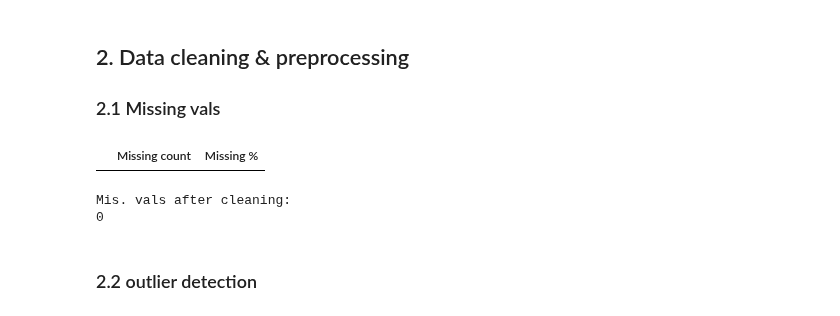
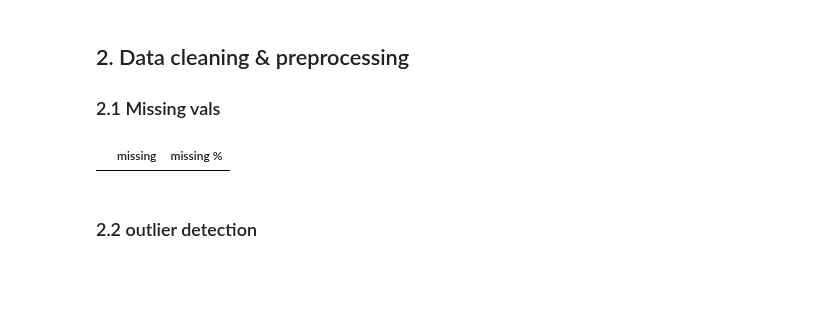
Before and after one commit to vserranodev/weather-trend-forecasting, a Jupyter notebook: analysis.ipynb, the cells around one changed output. Drawn from its saved outputs; the diff is of its cells as text; code cells hidden in the pictures; blank space fills up the shorter version.

```diff
--- a/analysis.ipynb
+++ b/analysis.ipynb
@@ -69,29 +69,15 @@ df.describe()
 # %%
 missing = df.isnull().sum()
 missing_pct = (missing / len(df) * 100).round(2)
 
 missing_df = pd.DataFrame({
-    'Missing count': missing,
-    'Missing %': missing_pct
+    'missing': missing,
+    'missing %': missing_pct
 })
 
-missing_df[missing_df['Missing count'] > 0].sort_values('Missing %', ascending=False)
+missing_df[missing_df['missing'] > 0].sort_values('missing %', ascending=False)
 # %% [output]
-|  | Missing count | Missing % |
+|  | missing | missing % |
-# %%
-#handle miss. vals. in air quality columns
-air_quality_cols = [col for col in df.columns if 'air_quality' in col]
-
-for col in air_quality_cols:
-    if df[col].isnull().sum() > 0:
-        df[col].fillna(df[col].median(), inplace=True)
-
-#verify no missing values remain in key columns
-print("Mis. vals after cleaning:")
-print(df[air_quality_cols].isnull().sum().sum())
-# %% [output]
-Mis. vals after cleaning:
-0
 # %% [markdown]
 ### 2.2 outlier detection
 # %%
```
Also changed, not shown: parts of 1 cell of this notebook, 1 other file.
